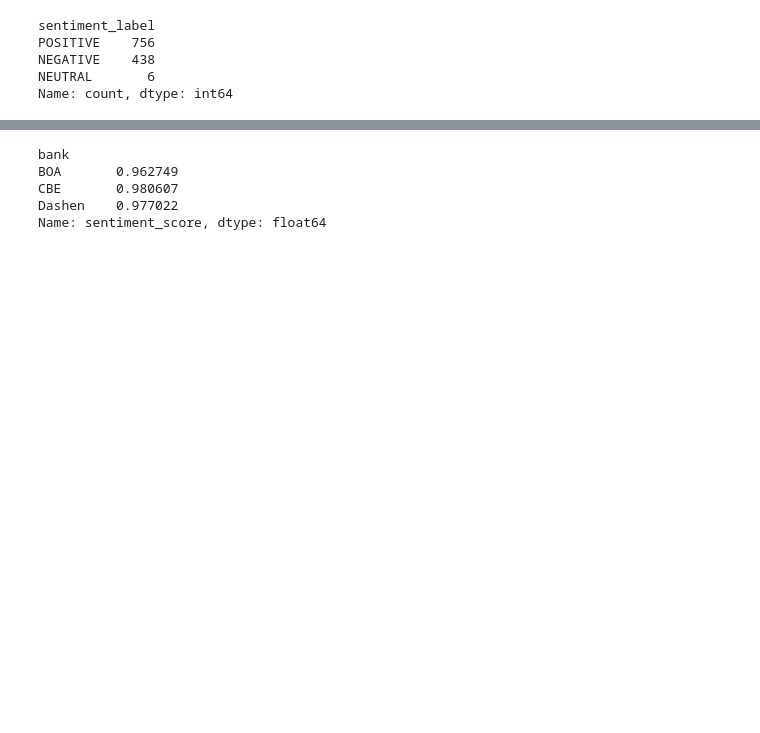
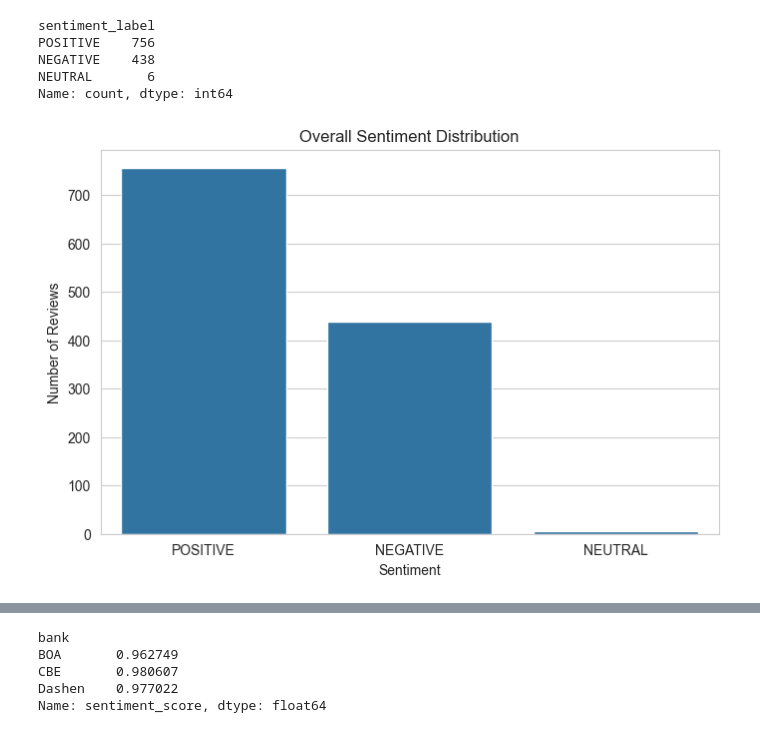
Before and after one commit to RahemetGisho/fintech-review-analytics, a Jupyter notebook: notebooks/task2_sentiment_thematic_analysis.ipynb, the cells around one changed output, grey strips where cells are left out. Cells and saved outputs as stored; diff of their text form; code cells hidden in the pictures; blank space fills up the shorter version.

```diff
--- a/notebooks/task2_sentiment_thematic_analysis.ipynb
+++ b/notebooks/task2_sentiment_thematic_analysis.ipynb
@@ -86,0 +34,8 @@ Final thematic analysis dataset saved.
+# %%
+import pandas as pd
+
+import matplotlib.pyplot as plt
+
+import seaborn as sns
+
+sns.set_style("whitegrid")
@@ -153,16 +64,0 @@ Neutral sentiment is inferred using low-confidence predictions.
-# %%
-results = df["review"].apply(analyze_sentiment)
-
-df["sentiment_label"] = results.apply(
-    lambda x: x[0]
-)
-
-df["sentiment_score"] = results.apply(
-    lambda x: x[1]
-)
-
-df[[
-    "review",
-    "sentiment_label",
-    "sentiment_score"
-]].head()
@@ -181,3 +114,20 @@ POSITIVE    756
 NEGATIVE    438
 NEUTRAL       6
 Name: count, dtype: int64
+# %%
+plt.figure(figsize=(8, 5))
+
+sns.countplot(
+    data=df,
+    x="sentiment_label"
+)
+
+plt.title("Overall Sentiment Distribution")
+
+plt.xlabel("Sentiment")
+
+plt.ylabel("Number of Reviews")
+
+plt.show()
+# %% [output]
+[figure, added]
```
Also changed, not shown: parts of 40 cells of this notebook.
